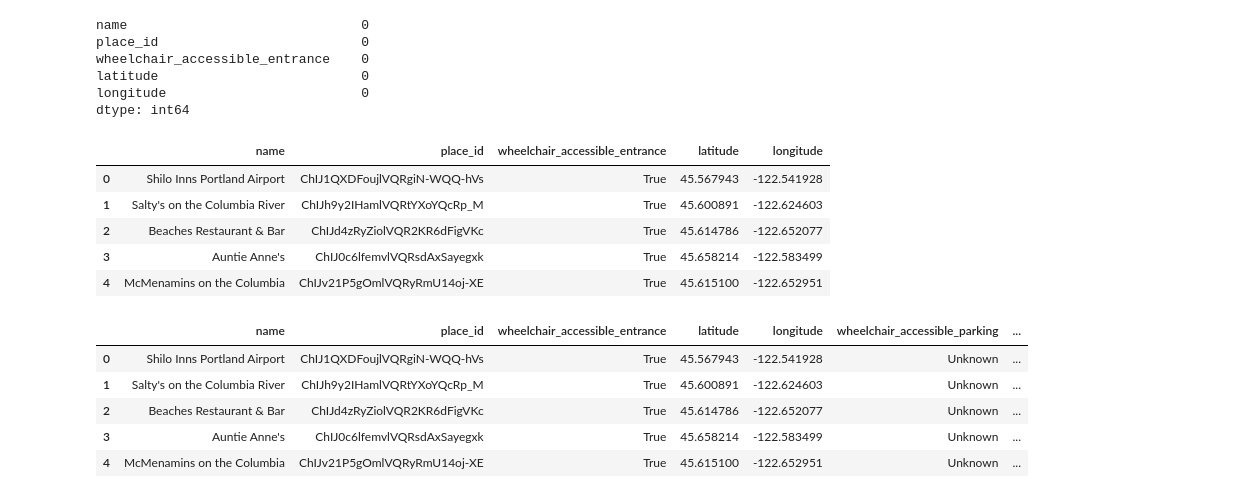
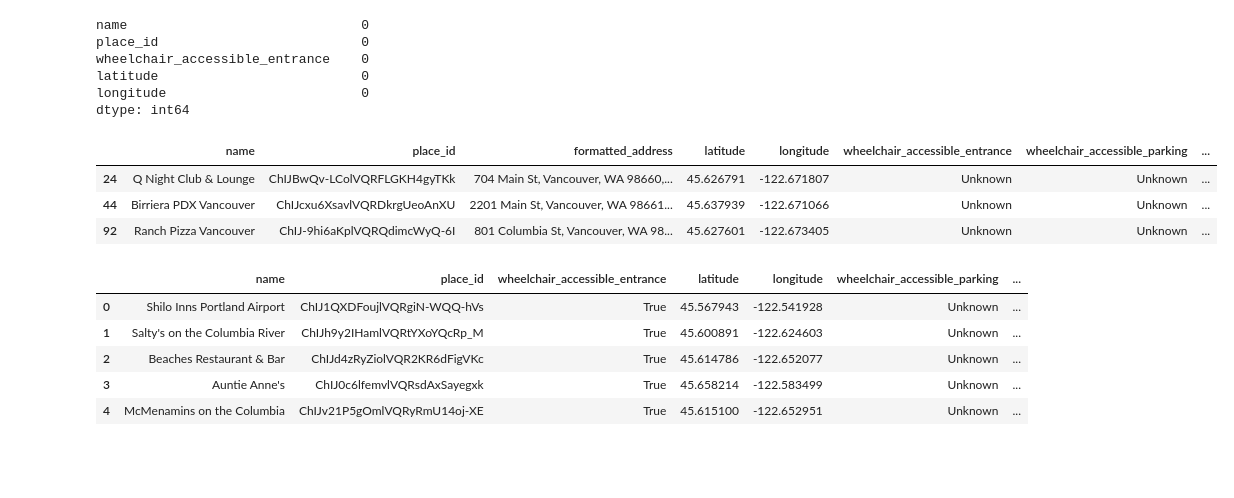
Before and after one commit to vokouns/accessibility-mapping, a Jupyter notebook: pandas_exploration.ipynb, the cells around one changed output. Drawn from its saved outputs; the diff is of its cells as text; code cells hidden in the pictures; blank space fills up the shorter version.

```diff
--- a/pandas_exploration.ipynb
+++ b/pandas_exploration.ipynb
@@ -6,7 +6,7 @@ import numpy as np
 from datetime import date
 # %%
 # Define the file path (update with your actual file path)
-file_path = "./data/accessible_restaurant_info.json"
+file_path = "./data/updated_accessibility_restaurant_info.json"
 
 # Ensure the file exists
 if os.path.exists(file_path):
@@ -84,15 +80,13 @@ latitude                          0
 longitude                         0
 dtype: int64
 # %%
-accessible_df = df[df['wheelchair_accessible_entrance'] == True]
+accessible_df = df[df['wheelchair_accessible_entrance'] == "Unknown"]
 accessible_df.head()
 # %% [output]
-|  | name | place_id | wheelchair_accessible_entrance | latitude | longitude |
-| 0 | Shilo Inns Portland Airport | ChIJ1QXDFoujlVQRgiN-WQQ-hVs | True | 45.567943 | -122.541928 |
-| 1 | Salty's on the Columbia River | ChIJh9y2IHamlVQRtYXoYQcRp_M | True | 45.600891 | -122.624603 |
-| 2 | Beaches Restaurant & Bar | ChIJd4zRyZiolVQR2KR6dFigVKc | True | 45.614786 | -122.652077 |
-| 3 | Auntie Anne's | ChIJ0c6lfemvlVQRsdAxSayegxk | True | 45.658214 | -122.583499 |
-| 4 | McMenamins on the Columbia | ChIJv21P5gOmlVQRyRmU14oj-XE | True | 45.615100 | -122.652951 |
+|  | name | place_id | formatted_address | latitude | longitude | wheelchair_accessible_entrance | wheelchair_accessible_parking | ... |
+| 24 | Q Night Club & Lounge | ChIJBwQv-LColVQRFLGKH4gyTKk | 704 Main St, Vancouver, WA 98660,... | 45.626791 | -122.671807 | Unknown | Unknown | ... |
+| 44 | Birriera PDX Vancouver | ChIJcxu6XsavlVQRDkrgUeoAnXU | 2201 Main St, Vancouver, WA 98661... | 45.637939 | -122.671066 | Unknown | Unknown | ... |
+| 92 | Ranch Pizza Vancouver | ChIJ-9hi6aKplVQRQdimcWyQ-6I | 801 Columbia St, Vancouver, WA 98... | 45.627601 | -122.673405 | Unknown | Unknown | ... |
 # %%
 # Add new columns with "Unknown" as the default value
 df['wheelchair_accessible_parking'] = "Unknown"
```
Also changed, not shown: parts of 12 cells of this notebook, 10 other files.
